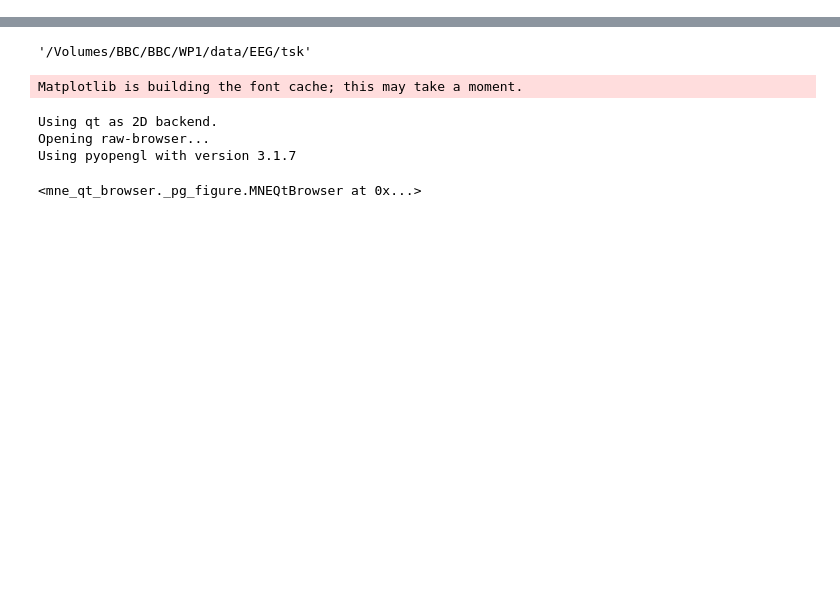
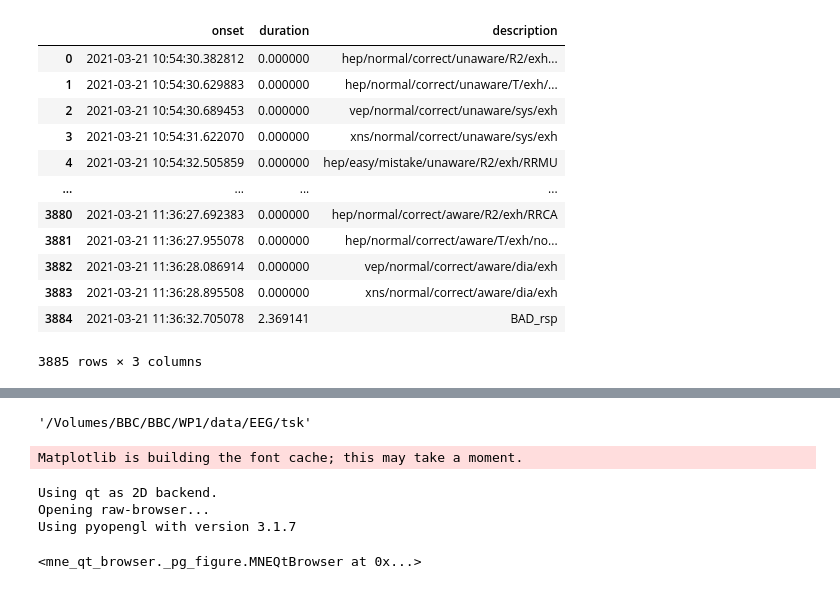
Before and after one commit to vivile42/unfold_proj, a Jupyter notebook: pre_test.ipynb, the cells around one changed output, grey strips where cells are left out. Saved outputs shown, nothing was run; the diff lists cells and outputs as text; code cells hidden in the pictures; blank space fills up the shorter version.

```diff
--- a/pre_test.ipynb
+++ b/pre_test.ipynb
@@ -98,0 +116,17 @@ annotations.to_data_frame()
+# %%
+annot_df=annotations.to_data_frame()
+annot_df
+# %% [output]
+|  | onset | duration | description |
+| 0 | 2021-03-21 10:54:30.382812 | 0.000000 | hep/normal/correct/unaware/R2/exh... |
+| 1 | 2021-03-21 10:54:30.629883 | 0.000000 | hep/normal/correct/unaware/T/exh/... |
+| 2 | 2021-03-21 10:54:30.689453 | 0.000000 | vep/normal/correct/unaware/sys/exh |
+| 3 | 2021-03-21 10:54:31.622070 | 0.000000 | xns/normal/correct/unaware/sys/exh |
+| 4 | 2021-03-21 10:54:32.505859 | 0.000000 | hep/easy/mistake/unaware/R2/exh/RRMU |
+| ... | ... | ... | ... |
+| 3880 | 2021-03-21 11:36:27.692383 | 0.000000 | hep/normal/correct/aware/R2/exh/RRCA |
+| 3881 | 2021-03-21 11:36:27.955078 | 0.000000 | hep/normal/correct/aware/T/exh/no... |
+| 3882 | 2021-03-21 11:36:28.086914 | 0.000000 | vep/normal/correct/aware/dia/exh |
+| 3883 | 2021-03-21 11:36:28.895508 | 0.000000 | xns/normal/correct/aware/dia/exh |
+| 3884 | 2021-03-21 11:36:32.705078 | 2.369141 | BAD_rsp |
+3885 rows × 3 columns
```
Also changed, not shown: parts of 23 cells of this notebook, 2 other files.
